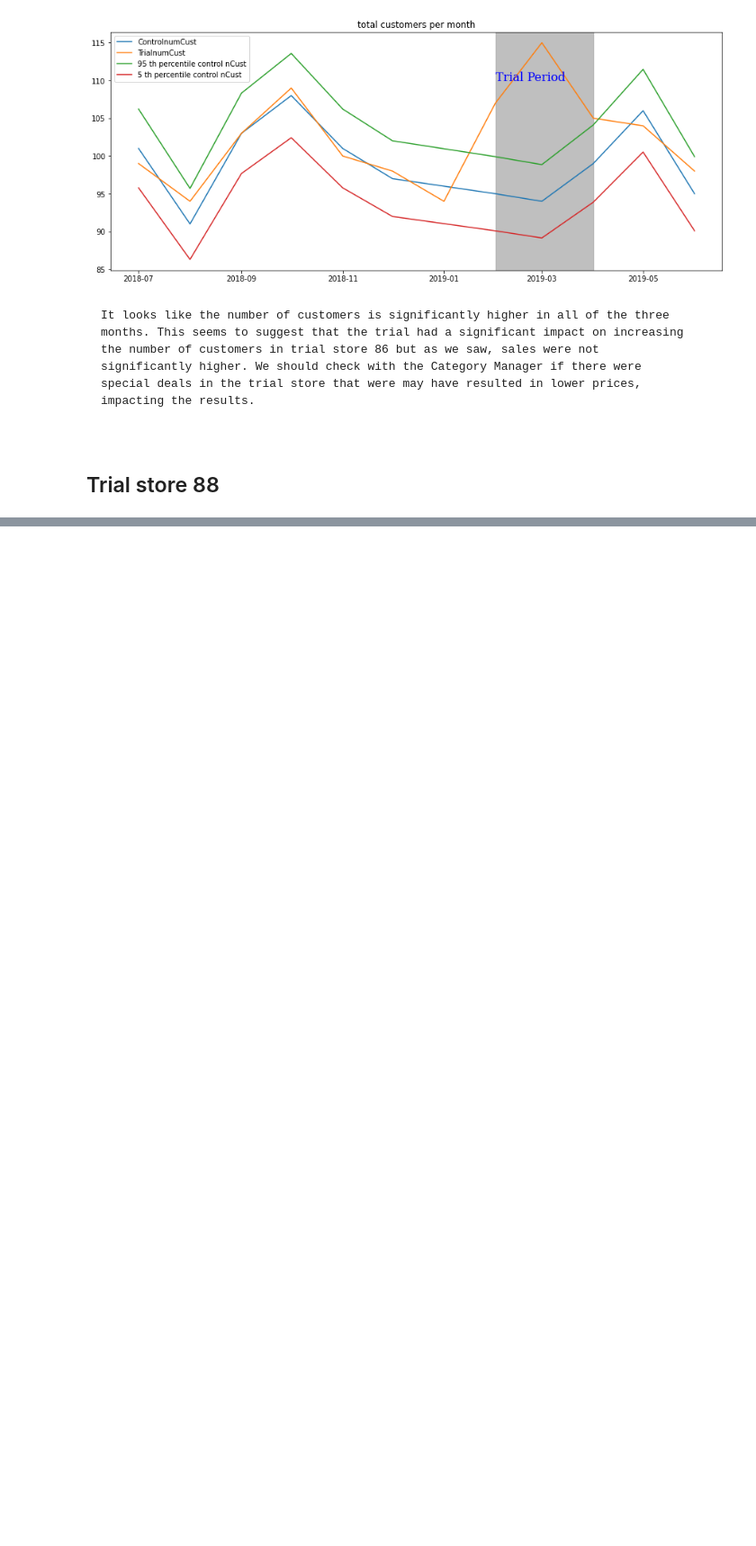
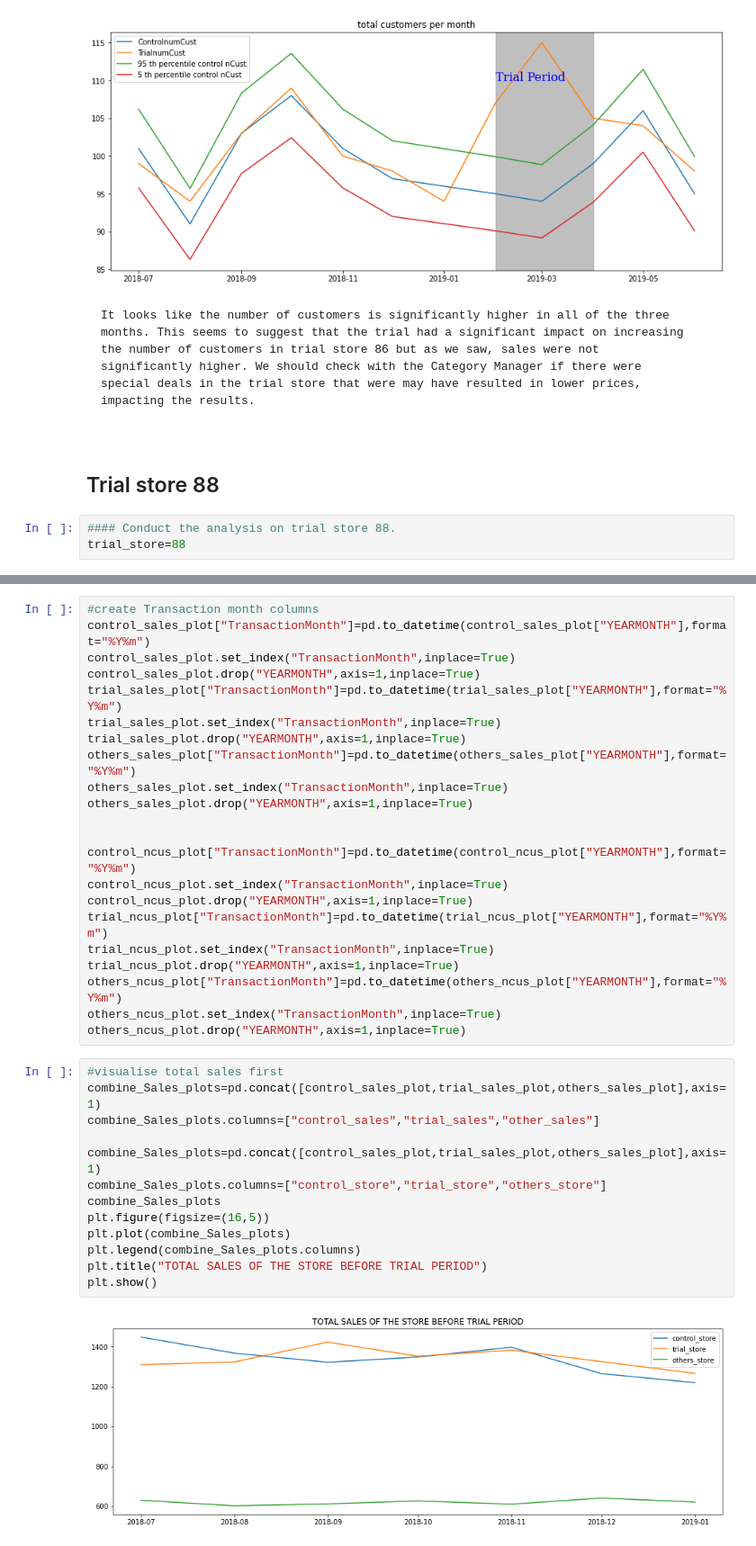
Before and after one commit to nyinyibo-ui/QuantiumProject-Forage-, a Jupyter notebook: task2.ipynb, the cells around one changed output, grey strips where cells are left out. Shown at 90% size. Drawn from its saved outputs; the diff is of its cells as text; blank space fills up the shorter version.

```diff
--- a/task2.ipynb
+++ b/task2.ipynb
@@ -1407,3 +1407,6 @@ special deals in the trial store that were may have resulted in lower prices,
 impacting the results.
 # %% [markdown]
 ## Trial store 88
+# %%
+#### Conduct the analysis on trial store 88.
+trial_store=88
@@ -1409,0 +1491,37 @@ impacting the results.
+# %%
+#create Transaction month columns
+control_sales_plot["TransactionMonth"]=pd.to_datetime(control_sales_plot["YEARMONTH"],format="%Y%m")
+control_sales_plot.set_index("TransactionMonth",inplace=True)
+control_sales_plot.drop("YEARMONTH",axis=1,inplace=True)
+trial_sales_plot["TransactionMonth"]=pd.to_datetime(trial_sales_plot["YEARMONTH"],format="%Y%m")
+trial_sales_plot.set_index("TransactionMonth",inplace=True)
+trial_sales_plot.drop("YEARMONTH",axis=1,inplace=True)
+others_sales_plot["TransactionMonth"]=pd.to_datetime(others_sales_plot["YEARMONTH"],format="%Y%m")
+others_sales_plot.set_index("TransactionMonth",inplace=True)
+others_sales_plot.drop("YEARMONTH",axis=1,inplace=True)
+
+
+control_ncus_plot["TransactionMonth"]=pd.to_datetime(control_ncus_plot["YEARMONTH"],format="%Y%m")
+control_ncus_plot.set_index("TransactionMonth",inplace=True)
+control_ncus_plot.drop("YEARMONTH",axis=1,inplace=True)
+trial_ncus_plot["TransactionMonth"]=pd.to_datetime(trial_ncus_plot["YEARMONTH"],format="%Y%m")
+trial_ncus_plot.set_index("TransactionMonth",inplace=True)
+trial_ncus_plot.drop("YEARMONTH",axis=1,inplace=True)
+others_ncus_plot["TransactionMonth"]=pd.to_datetime(others_ncus_plot["YEARMONTH"],format="%Y%m")
+others_ncus_plot.set_index("TransactionMonth",inplace=True)
+others_ncus_plot.drop("YEARMONTH",axis=1,inplace=True)
+# %%
+#visualise total sales first
+combine_Sales_plots=pd.concat([control_sales_plot,trial_sales_plot,others_sales_plot],axis=1)
+combine_Sales_plots.columns=["control_sales","trial_sales","other_sales"]
+
+combine_Sales_plots=pd.concat([control_sales_plot,trial_sales_plot,others_sales_plot],axis=1)
+combine_Sales_plots.columns=["control_store","trial_store","others_store"]
+combine_Sales_plots
+plt.figure(figsize=(16,5))
+plt.plot(combine_Sales_plots)
+plt.legend(combine_Sales_plots.columns)
+plt.title("TOTAL SALES OF THE STORE BEFORE TRIAL PERIOD")
+plt.show()
+# %% [output]
+[figure, added]
```
Also changed, not shown: parts of 22 cells of this notebook.
